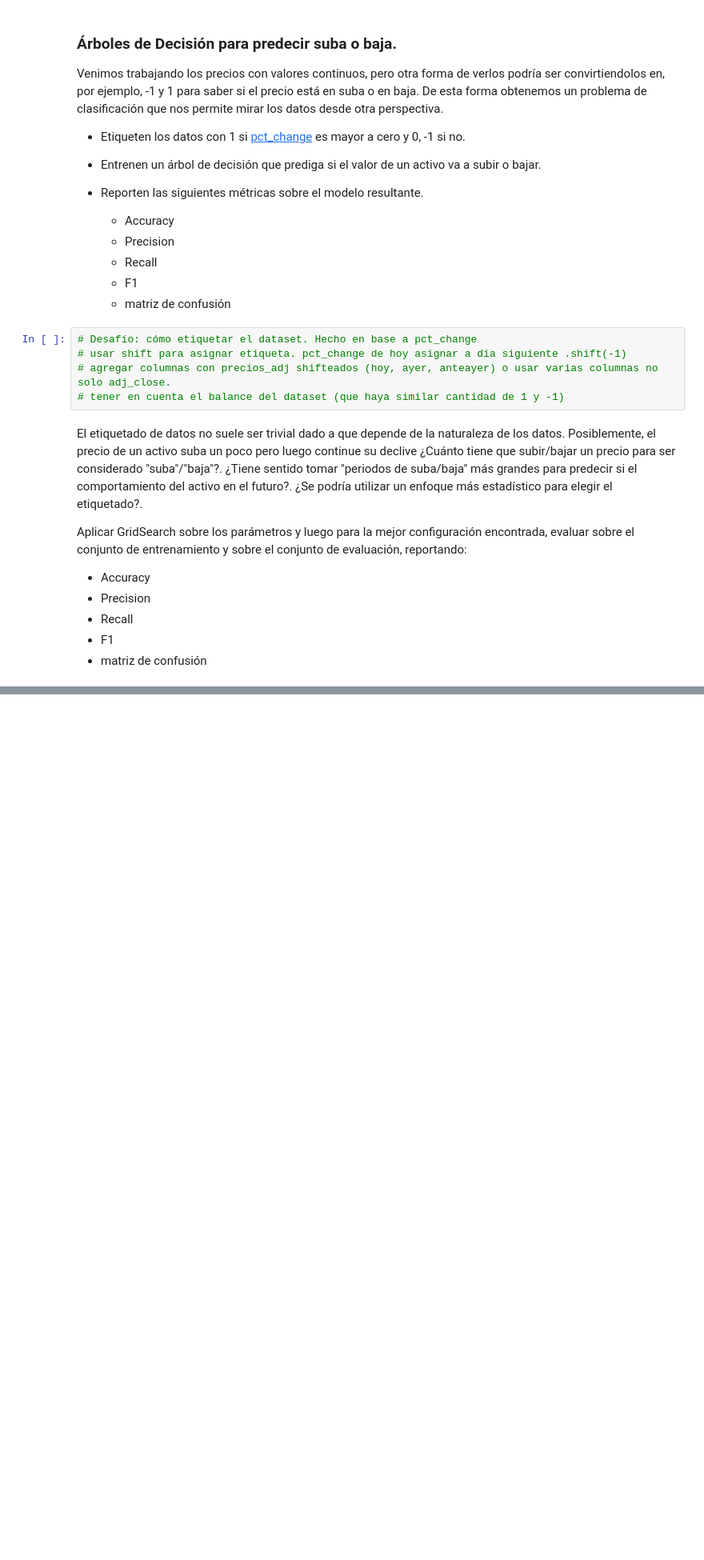
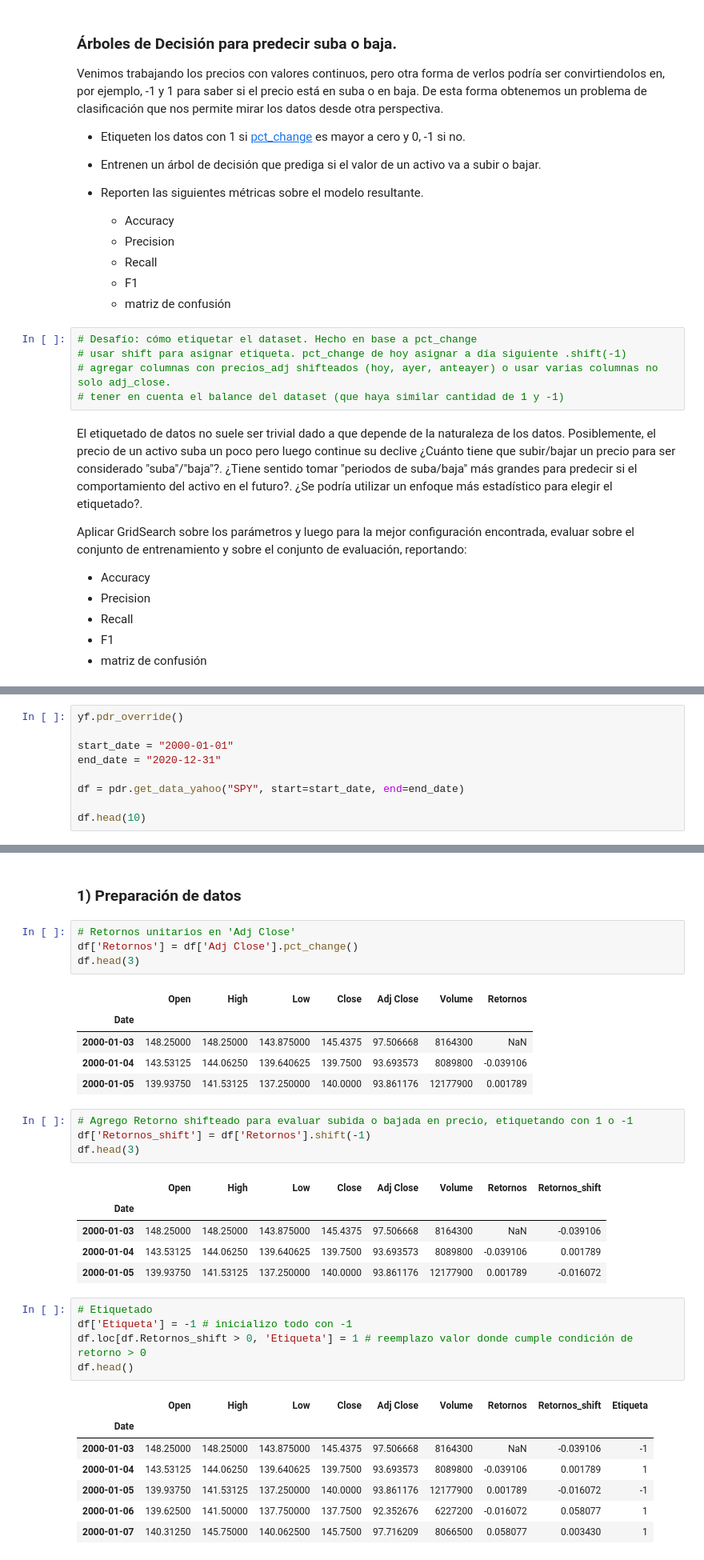
Before and after one commit to exsantucho/MLBolsaMentoria2021, a Jupyter notebook: Práctico 3 - Introducción al Aprendizaje Automático.ipynb, the cells around one changed output, grey strips where cells are left out. Shown at 80% size. Drawn from its saved outputs; the diff is of its cells as text; blank space fills up the shorter version.

```diff
--- a/Práctico 3 - Introducción al Aprendizaje Automático.ipynb
+++ b/Práctico 3 - Introducción al Aprendizaje Automático.ipynb
@@ -573,0 +576,9 @@ Aplicar GridSearch sobre los parámetros y luego para la mejor configuración en
+# %%
+yf.pdr_override()
+
+start_date = "2000-01-01"
+end_date = "2020-12-31"
+
+df = pdr.get_data_yahoo("SPY", start=start_date, end=end_date)
+
+df.head(10)
@@ -573,0 +599,35 @@ Aplicar GridSearch sobre los parámetros y luego para la mejor configuración en
+# %% [markdown]
+### 1) Preparación de datos
+# %%
+# Retornos unitarios en 'Adj Close'
+df['Retornos'] = df['Adj Close'].pct_change()
+df.head(3)
+# %% [output]
+|  | Open | High | Low | Close | Adj Close | Volume | Retornos |
+| Date |  |  |  |  |  |  |  |
+| 2000-01-03 | 148.25000 | 148.25000 | 143.875000 | 145.4375 | 97.506668 | 8164300 | NaN |
+| 2000-01-04 | 143.53125 | 144.06250 | 139.640625 | 139.7500 | 93.693573 | 8089800 | -0.039106 |
+| 2000-01-05 | 139.93750 | 141.53125 | 137.250000 | 140.0000 | 93.861176 | 12177900 | 0.001789 |
+# %%
+# Agrego Retorno shifteado para evaluar subida o bajada en precio, etiquetando con 1 o -1
+df['Retornos_shift'] = df['Retornos'].shift(-1)
+df.head(3)
+# %% [output]
+|  | Open | High | Low | Close | Adj Close | Volume | Retornos | Retornos_shift |
+| Date |  |  |  |  |  |  |  |  |
+| 2000-01-03 | 148.25000 | 148.25000 | 143.875000 | 145.4375 | 97.506668 | 8164300 | NaN | -0.039106 |
+| 2000-01-04 | 143.53125 | 144.06250 | 139.640625 | 139.7500 | 93.693573 | 8089800 | -0.039106 | 0.001789 |
+| 2000-01-05 | 139.93750 | 141.53125 | 137.250000 | 140.0000 | 93.861176 | 12177900 | 0.001789 | -0.016072 |
+# %%
+# Etiquetado
+df['Etiqueta'] = -1 # inicializo todo con -1
+df.loc[df.Retornos_shift > 0, 'Etiqueta'] = 1 # reemplazo valor donde cumple condición de retorno > 0
+df.head()
+# %% [output]
+|  | Open | High | Low | Close | Adj Close | Volume | Retornos | Retornos_shift | Etiqueta |
+| Date |  |  |  |  |  |  |  |  |  |
+| 2000-01-03 | 148.25000 | 148.25000 | 143.875000 | 145.4375 | 97.506668 | 8164300 | NaN | -0.039106 | -1 |
+| 2000-01-04 | 143.53125 | 144.06250 | 139.640625 | 139.7500 | 93.693573 | 8089800 | -0.039106 | 0.001789 | 1 |
+| 2000-01-05 | 139.93750 | 141.53125 | 137.250000 | 140.0000 | 93.861176 | 12177900 | 0.001789 | -0.016072 | -1 |
+| 2000-01-06 | 139.62500 | 141.50000 | 137.750000 | 137.7500 | 92.352676 | 6227200 | -0.016072 | 0.058077 | 1 |
+| 2000-01-07 | 140.31250 | 145.75000 | 140.062500 | 145.7500 | 97.716209 | 8066500 | 0.058077 | 0.003430 | 1 |
```
Also changed, not shown: parts of 17 cells of this notebook.
